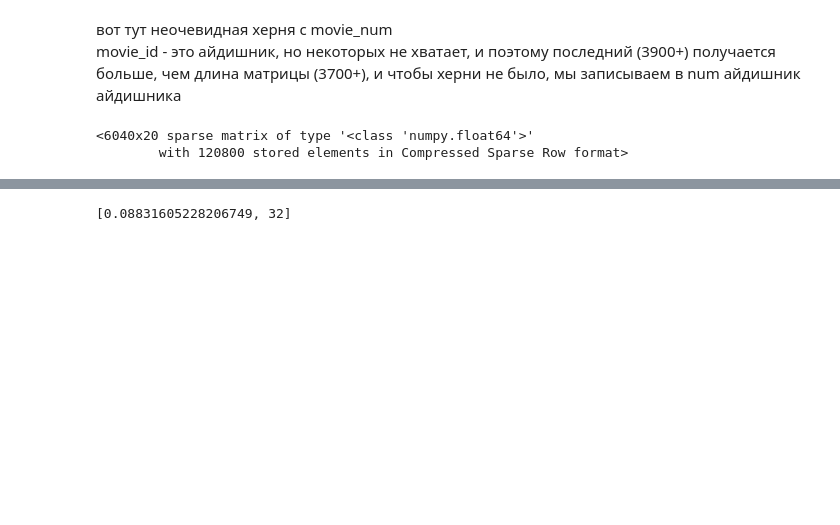
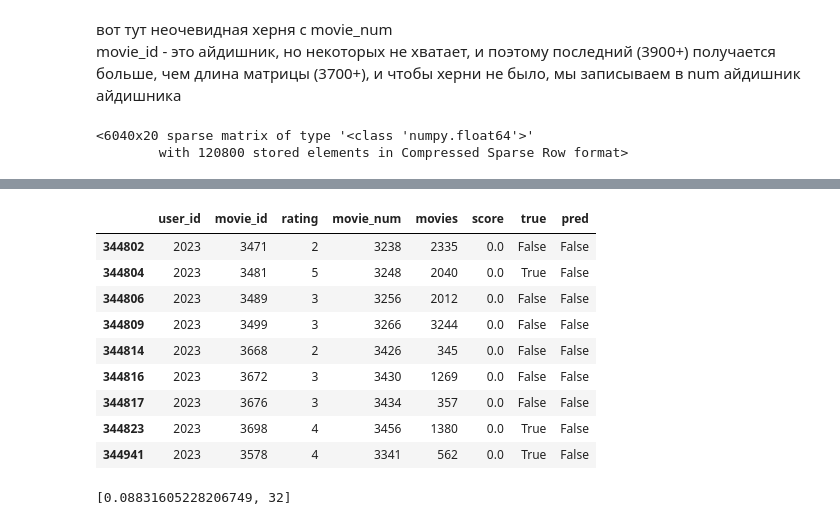
Before and after one commit to nokiroki/NLA-Final-Project, a Jupyter notebook: Final project/ALS.ipynb, the cells around one changed output, grey strips where cells are left out. Saved outputs shown, nothing was run; the diff lists cells and outputs as text; code cells hidden in the pictures; blank space fills up the shorter version.

```diff
--- a/Final project/ALS.ipynb
+++ b/Final project/ALS.ipynb
@@ -293,3 +300,16 @@ def test_for_user(user_id, item_num, err_function):
+# %%
+compilation[compilation['score']==0]
+# %% [output]
+|  | user_id | movie_id | rating | movie_num | movies | score | true | pred |
+| 344802 | 2023 | 3471 | 2 | 3238 | 2335 | 0.0 | False | False |
+| 344804 | 2023 | 3481 | 5 | 3248 | 2040 | 0.0 | True | False |
+| 344806 | 2023 | 3489 | 3 | 3256 | 2012 | 0.0 | False | False |
+| 344809 | 2023 | 3499 | 3 | 3266 | 3244 | 0.0 | False | False |
+| 344814 | 2023 | 3668 | 2 | 3426 | 345 | 0.0 | False | False |
+| 344816 | 2023 | 3672 | 3 | 3430 | 1269 | 0.0 | False | False |
+| 344817 | 2023 | 3676 | 3 | 3434 | 357 | 0.0 | False | False |
+| 344823 | 2023 | 3698 | 4 | 3456 | 1380 | 0.0 | True | False |
+| 344941 | 2023 | 3578 | 4 | 3341 | 562 | 0.0 | True | False |
 # %%
 test_for_user(1517, 100, mse)
 # %% [output]
```
Also changed, not shown: parts of 21 cells of this notebook.
